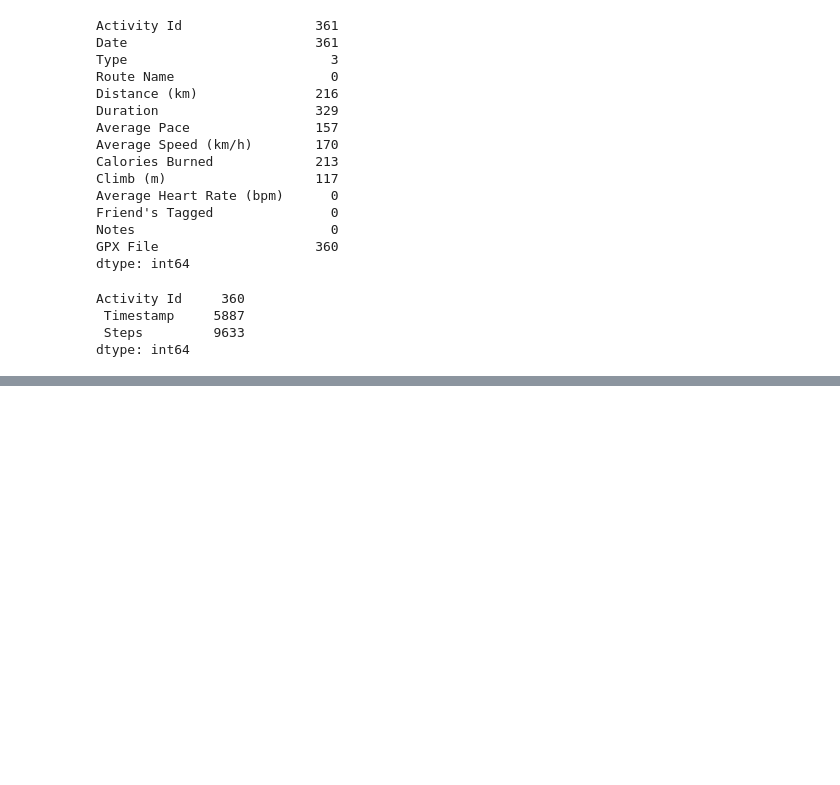
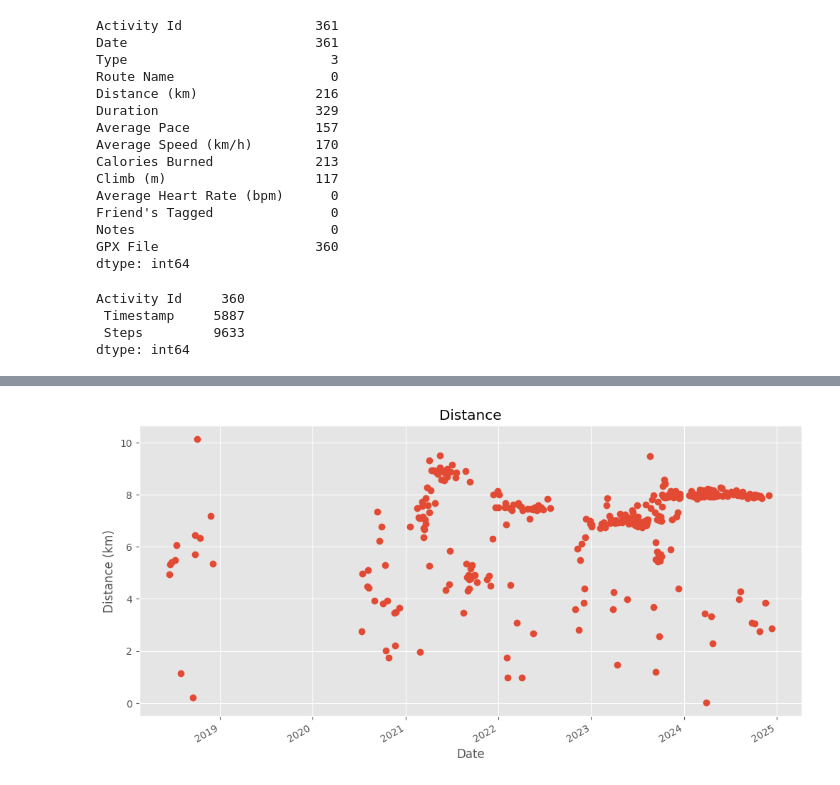
Before and after one commit to surajkarak/runkeeper_data_analysis, a Jupyter notebook: runkeeper_data.ipynb, the cells around one changed output, grey strips where cells are left out. Drawn from its saved outputs; the diff is of its cells as text; code cells hidden in the pictures; blank space fills up the shorter version.

```diff
--- a/runkeeper_data.ipynb
+++ b/runkeeper_data.ipynb
@@ -58,3 +58,7 @@ Activity Id     360
  Timestamp     5887
  Steps         9633
 dtype: int64
+# %%
+columns_to_drop = ['Type', 'Route Name', 'Average Heart Rate (bpm)', "Friend's Tagged", 'Notes', 'GPX File']
+cardio = cardio.drop(columns=columns_to_drop)
+cardio.head()
@@ -60,0 +72,10 @@ dtype: int64
+# %%
+cardio['Date'] = pd.to_datetime(cardio['Date'])
+cardio.set_index('Date', inplace=True)
+# %%
+cardio['Distance (km)'].plot(title='Distance', figsize=(12, 6), style='o')
+plt.xlabel('Date')
+plt.ylabel('Distance (km)')
+plt.show()
+# %% [output]
+[figure, added]
```
Also changed, not shown: parts of 3 cells of this notebook.
